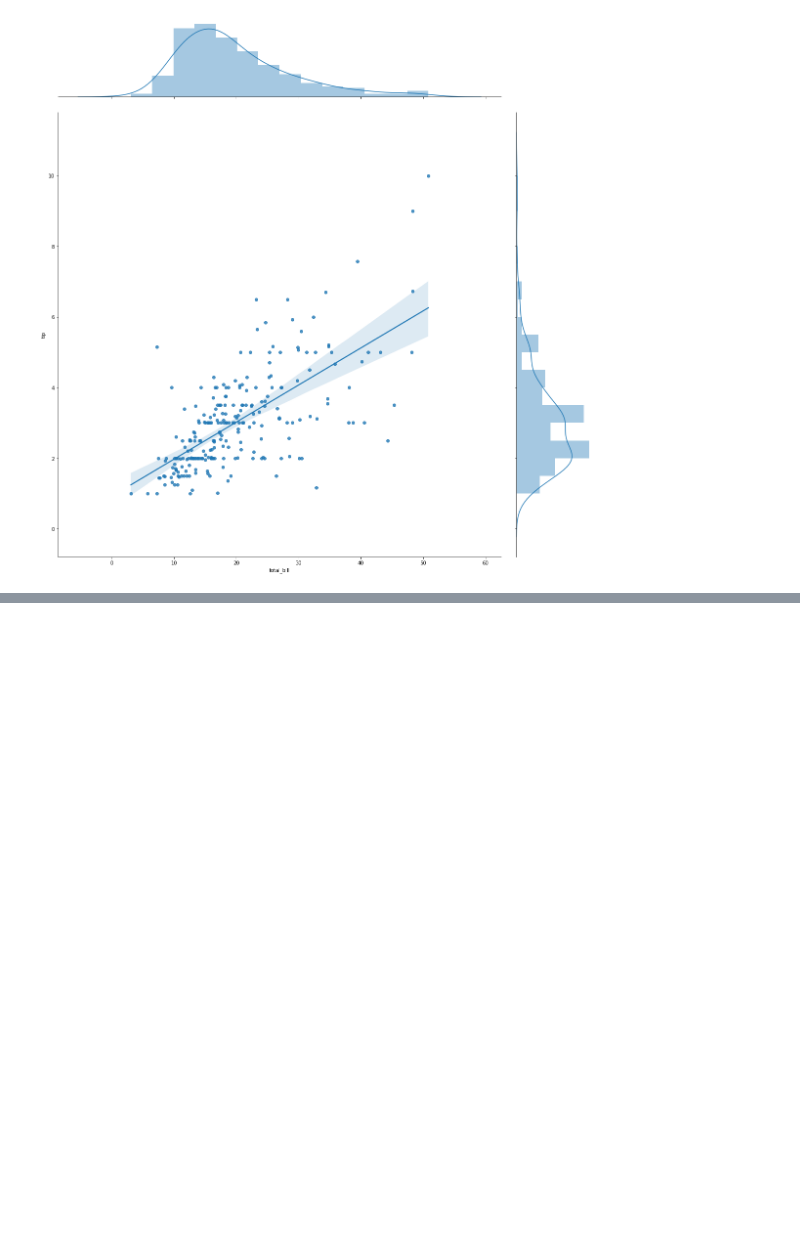
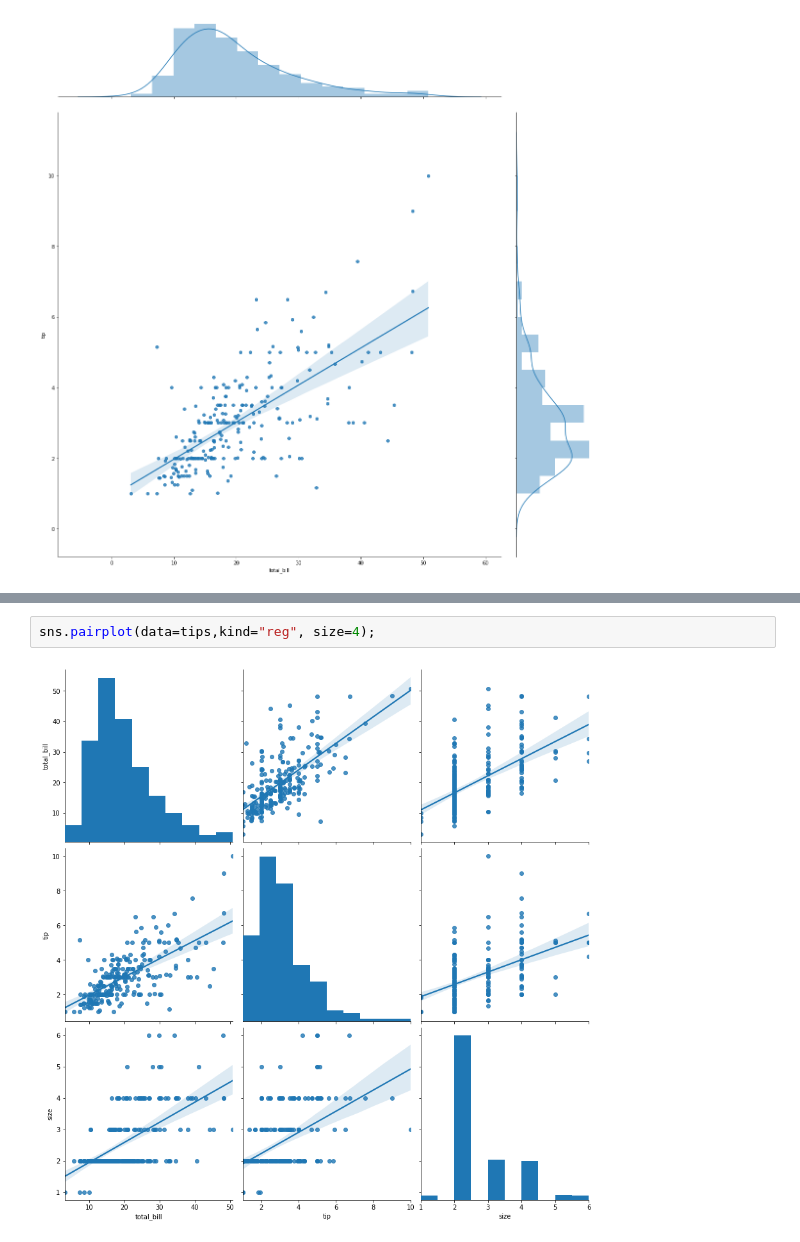
Before and after one commit to Frenz86/machine-learning-course, a Jupyter notebook: python/Lez07/solut_tips.ipynb, the cells around one changed output, grey strips where cells are left out. Cells and saved outputs as stored; diff of their text form; blank space fills up the shorter version.

```diff
--- a/python/Lez07/solut_tips.ipynb
+++ b/python/Lez07/solut_tips.ipynb
@@ -222,0 +206,4 @@ sns.jointplot(x='total_bill',y='tip',data=tips,kind='reg',height=16)
+# %%
+sns.pairplot(data=tips,kind="reg", size=4);
+# %% [output]
+[figure, added]
```
Also changed, not shown: parts of 26 cells of this notebook, 3 other files.
